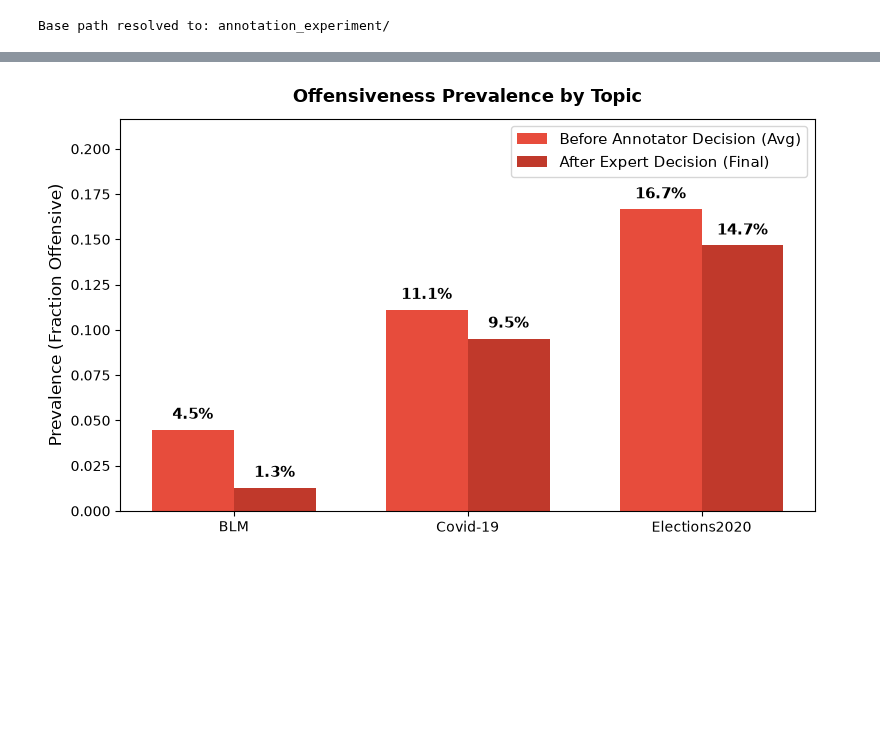
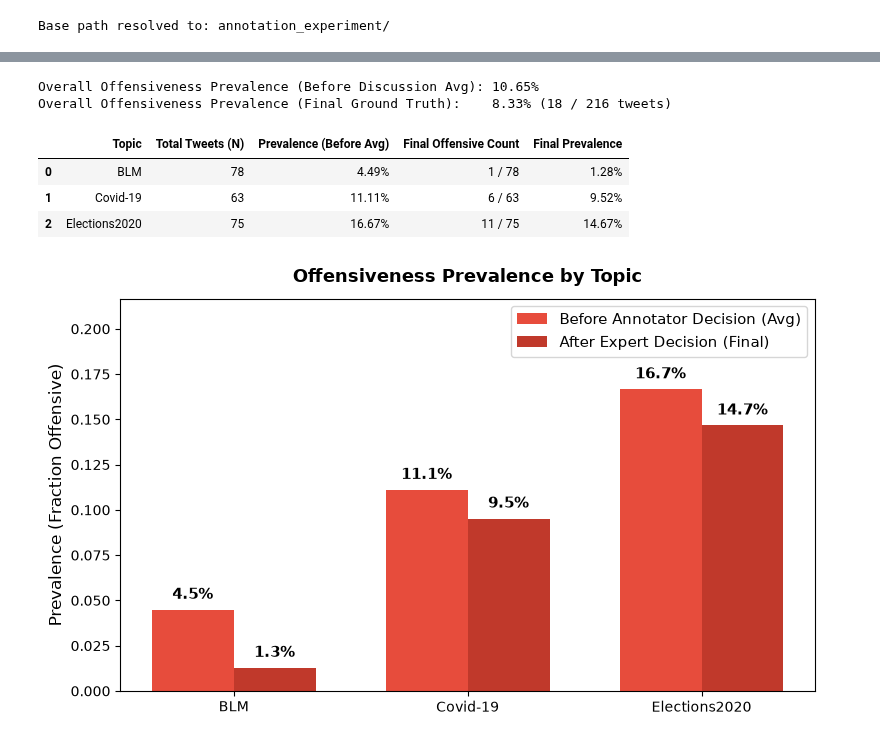
Before and after one commit to daniilperkin-uni/bsem, a Jupyter notebook: annotation_experiment/presentation/annotated_data_analysis.ipynb, the cells around one changed output, grey strips where cells are left out. Cells and saved outputs as stored; diff of their text form; code cells hidden in the pictures; blank space fills up the shorter version.

```diff
--- a/annotation_experiment/presentation/annotated_data_analysis.ipynb
+++ b/annotation_experiment/presentation/annotated_data_analysis.ipynb
@@ -202,35 +425,76 @@ df["final_label"] = df.apply(final_label, axis=1)
 # %%
-# Plot Offensiveness Prevalence by Topic: Before Annotator Decision vs. After Expert Decision
+# Overall Ground Truth Prevalence
+total_final_offensive = int(df["final_label"].sum())
+overall_final_prev = df["final_label"].mean()
+overall_before_prev = (df["before_group1_annotator1"].mean() + df["before_group1_annotator2"].mean()) / 2.0
+
+print(f"Overall Offensiveness Prevalence (Before Discussion Avg): {overall_before_prev:.2%}")
+print(f"Overall Offensiveness Prevalence (Final Ground Truth):    {overall_final_prev:.2%} ({total_final_offensive} / {n} tweets)")
+
+# Extract topic from tweet text prefix
+def get_topic(text):
+    if "[Covid-19]" in text:
+        return "Covid-19"
+    elif "[Elections2020]" in text:
+        return "Elections2020"
+    elif "[BLM]" in text:
+        return "BLM"
+    return "Other"
+
+df["topic"] = df["text"].apply(get_topic)
+
+# Topic Prevalence Summary Table
 topics = ["BLM", "Covid-19", "Elections2020"]
-x = np.arange(len(topics))
-width = 0.35
-
+topic_summary = []
 prev_before = []
 prev_expert = []
 
 for t in topics:
     sub = df[df["topic"] == t]
     p_b = (sub["before_group1_annotator1"].mean() + sub["before_group1_annotator2"].mean()) / 2.0
     p_e = sub["final_label"].mean()
+    n_t = len(sub)
+    n_off_final = int(sub["final_label"].sum())
+
     prev_before.append(p_b)
     prev_expert.append(p_e)
+    topic_summary.append({
+        "Topic": t,
+        "Total Tweets (N)": n_t,
+        "Prevalence (Before Avg)": f"{p_b:.2%}",
+        "Final Offensive Count": f"{n_off_final} / {n_t}",
+        "Final Prevalence": f"{p_e:.2%}"
+    })
+
+display(pd.DataFrame(topic_summary))
+
+# Plot Offensiveness Prevalence by Topic
+x = np.arange(len(topics))
+width = 0.35
 
 fig, ax = plt.subplots(figsize=(8, 4.8))
 bars_b = ax.bar(x - width/2, prev_before, width, label="Before Annotator Decision (Avg)", color="#e74c3c")
 bars_e = ax.bar(x + width/2, prev_expert, width, label="After Expert Decision (Final)", color="#c0392b")
 
 ax.set_ylabel("Prevalence (Fraction Offensive)")
 ax.set_title("Offensiveness Prevalence by Topic", fontweight="bold", pad=12)
 ax.set_xticks(x)
 ax.set_xticklabels(topics)
-ax.set_ylim(0, max(prev_before) * 1.30)
+y_max = max(max(prev_before), max(prev_expert))
+ax.set_ylim(0, y_max * 1.30)
 ax.legend(loc="upper right")
 
 for bar in list(bars_b) + list(bars_e):
     height = bar.get_height()
     ax.text(bar.get_x() + bar.get_width() / 2.0, height + 0.004, f"{height:.1%}", ha="center", va="bottom", fontweight="bold")
 
 plt.tight_layout()
 plt.show()
 # %% [output]
+Overall Offensiveness Prevalence (Before Discussion Avg): 10.65%
+Overall Offensiveness Prevalence (Final Ground Truth):    8.33% (18 / 216 tweets)
+|  | Topic | Total Tweets (N) | Prevalence (Before Avg) | Final Offensive Count | Final Prevalence |
+| 0 | BLM | 78 | 4.49% | 1 / 78 | 1.28% |
+| 1 | Covid-19 | 63 | 11.11% | 6 / 63 | 9.52% |
+| 2 | Elections2020 | 75 | 16.67% | 11 / 75 | 14.67% |
 [figure]
```
Also changed, not shown: parts of 20 cells of this notebook.
